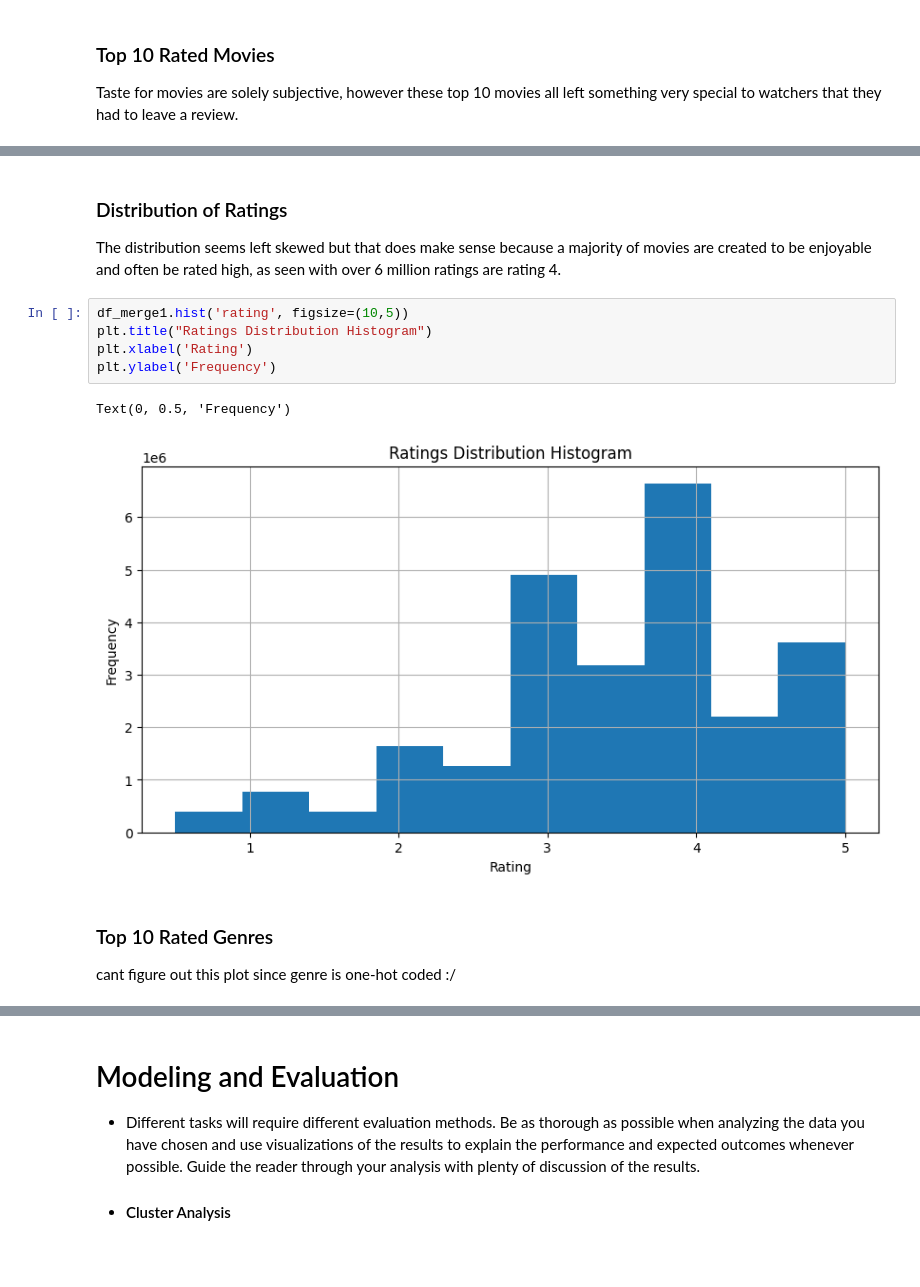
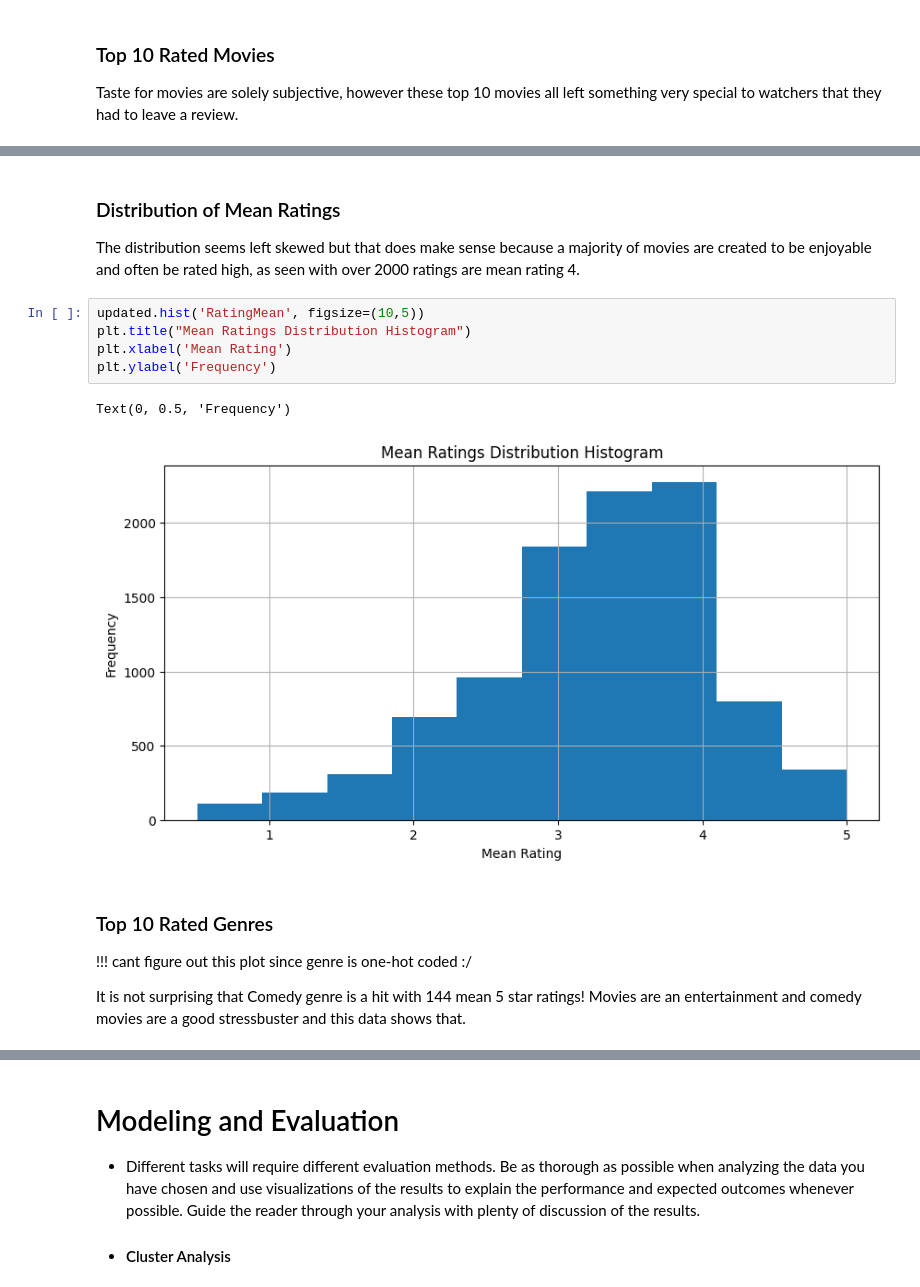
Before and after one commit to lauraah10/MachineLearning_Projects, a Jupyter notebook: Lab3_Clustering.ipynb, the cells around one changed output, grey strips where cells are left out. Saved outputs shown, nothing was run; the diff lists cells and outputs as text; blank space fills up the shorter version.

```diff
--- a/Lab3_Clustering.ipynb
+++ b/Lab3_Clustering.ipynb
@@ -430,14 +441,16 @@ plt.show()
 # %% [markdown]
-### Distribution of Ratings
-The distribution seems left skewed but that does make sense because a majority of movies are created to be enjoyable and often be rated high, as seen with over 6 million ratings are rating 4.
+### Distribution of Mean Ratings
+The distribution seems left skewed but that does make sense because a majority of movies are created to be enjoyable and often be rated high, as seen with over 2000 ratings are mean rating 4.
 # %%
-df_merge1.hist('rating', figsize=(10,5))
-plt.title("Ratings Distribution Histogram")
-plt.xlabel('Rating')
+updated.hist('RatingMean', figsize=(10,5))
+plt.title("Mean Ratings Distribution Histogram")
+plt.xlabel('Mean Rating')
 plt.ylabel('Frequency')
 # %% [output]
 Text(0, 0.5, 'Frequency')
-[figure, old version]
+[figure, new version]
 # %% [markdown]
 ### Top 10 Rated Genres
-cant figure out this plot since genre is one-hot coded :/
+!!! cant figure out this plot since genre is one-hot coded :/
+
+It is not surprising that Comedy genre is a hit with 144 mean 5 star ratings! Movies are an entertainment and comedy movies are a good stressbuster and this data shows that.
```
Also changed, not shown: parts of 16 cells of this notebook.
